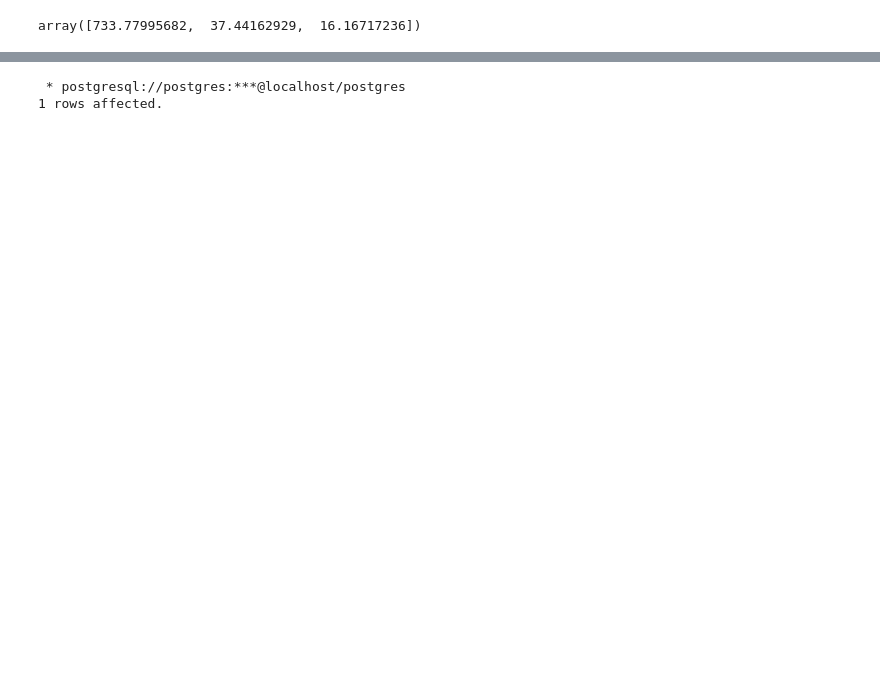
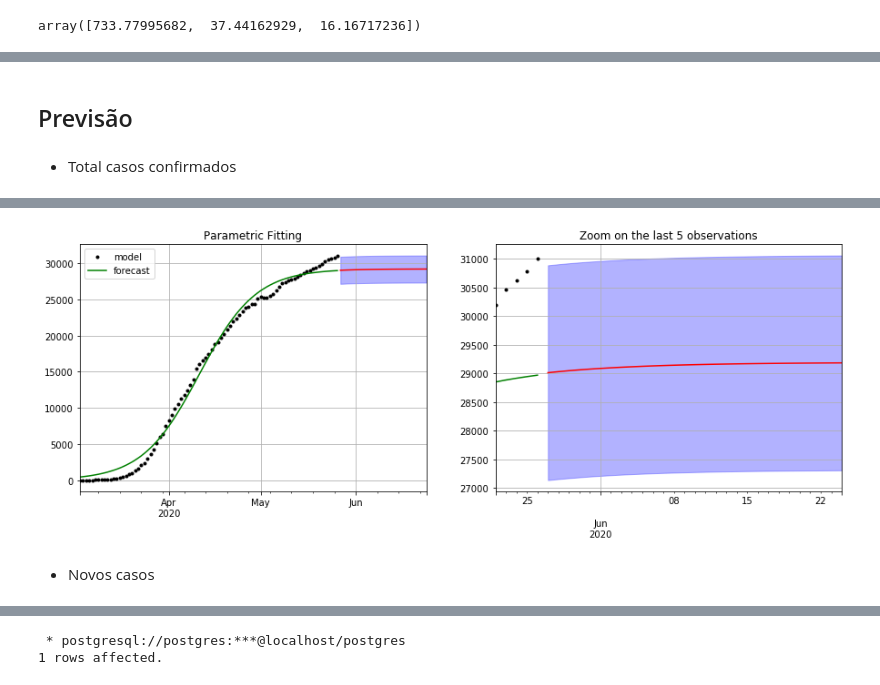
Before and after one commit to a82207/Epidemiologia, a Jupyter notebook: COVID_19/dados_estatísticos/Situação_PT.ipynb, the cells around one changed output, grey strips where cells are left out. Cells and saved outputs as stored; diff of their text form; code cells hidden in the pictures; blank space fills up the shorter version.

```diff
--- a/COVID_19/dados_estatísticos/Situação_PT.ipynb
+++ b/COVID_19/dados_estatísticos/Situação_PT.ipynb
@@ -304,0 +306,14 @@ plt.show()
+# %% [markdown]
+## Previsão
+# %% [markdown]
+- Total casos confirmados
+# %%
+def f(X, c, k, m):
+    y = c / (1 + np.exp(-k*(X-m)))
+    return y
+
+model = fit_curve(X=np.arange(len(dtf["confirmados"])), y=dtf["confirmados"].values, f=f, p0=[np.max(dtf["confirmados"]), 1, 1])
+
+## Forecast
+preds = forecast_curve(dtf["confirmados"], f, model, pred_ahead=30, end=None, freq="D", zoom=5, figsize=(15,5))
+# %% [output]
@@ -304,0 +321,3 @@ plt.show()
+[figure, added]
+# %% [markdown]
+- Novos casos
```
Also changed, not shown: parts of 53 cells of this notebook.
